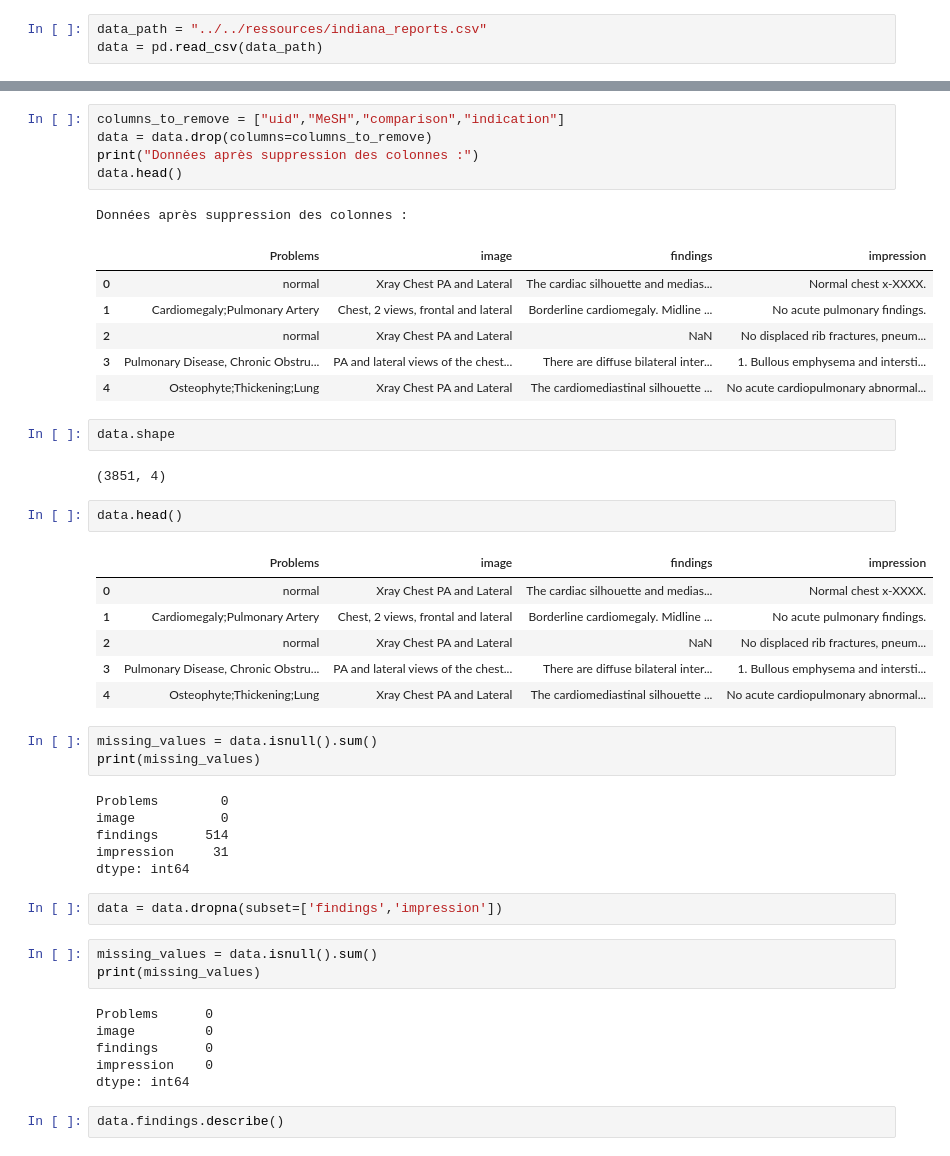
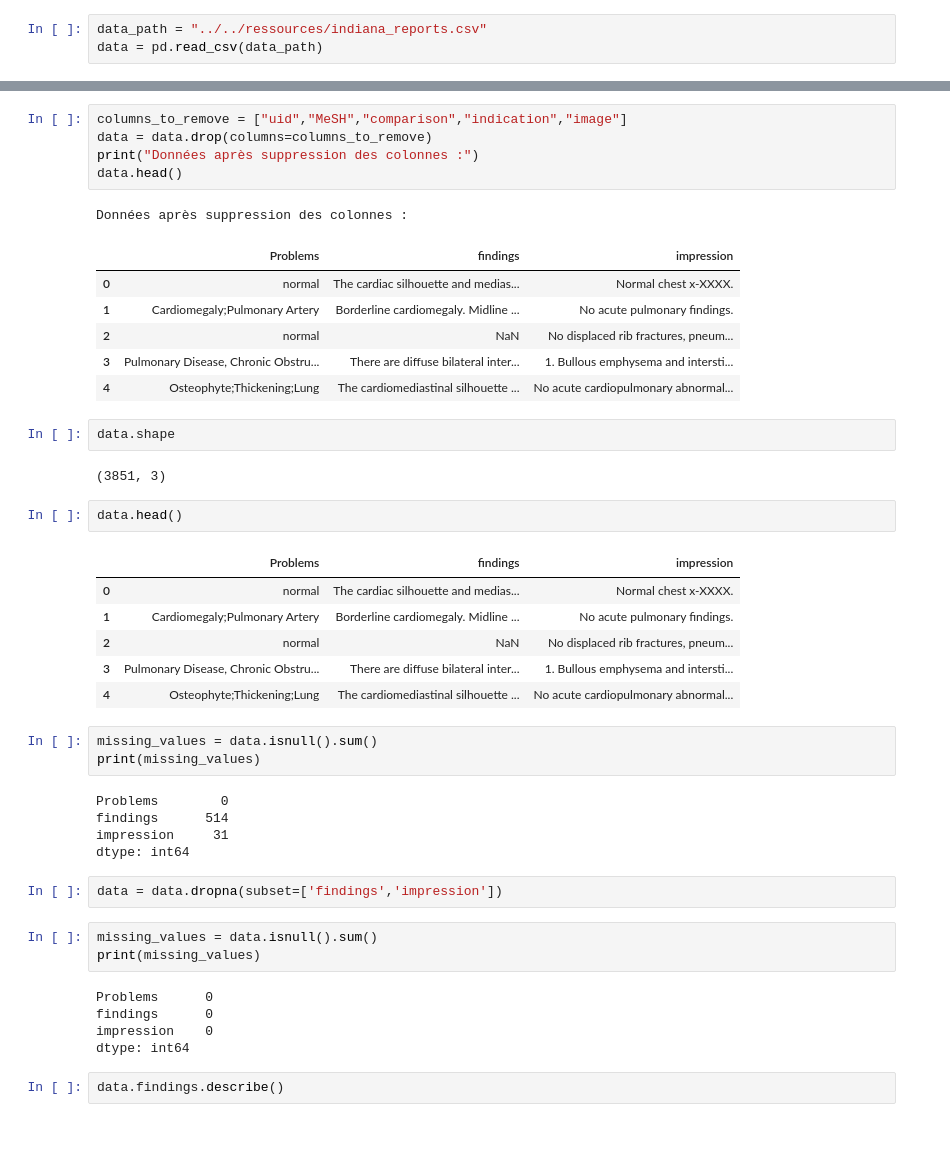
Before and after one commit to sow19/Detection-d-anomalies, a Jupyter notebook: code_source/pretraitement/data_analyse_dataset1.ipynb, the cells around one changed output, grey strips where cells are left out. Saved outputs shown, nothing was run; the diff lists cells and outputs as text.

```diff
--- a/code_source/pretraitement/data_analyse_dataset1.ipynb
+++ b/code_source/pretraitement/data_analyse_dataset1.ipynb
@@ -18,37 +18,36 @@ data.head()
 | 3 | 4 | Pulmonary Disease, Chronic Obstru... | Pulmonary Disease, Chronic Obstru... | PA and lateral views of the chest... | XXXX-year-old XXXX with XXXX. | None available | There are diffuse bilateral inter... | 1. Bullous emphysema and intersti... |
 | 4 | 5 | Osteophyte/thoracic vertebrae/mul... | Osteophyte;Thickening;Lung | Xray Chest PA and Lateral | Chest and nasal congestion. | NaN | The cardiomediastinal silhouette ... | No acute cardiopulmonary abnormal... |
 # %%
-columns_to_remove = ["uid","MeSH","comparison","indication"]
+columns_to_remove = ["uid","MeSH","comparison","indication","image"]
 data = data.drop(columns=columns_to_remove)
 print("Données après suppression des colonnes :")
 data.head()
 # %% [output]
 Données après suppression des colonnes :
-|  | Problems | image | findings | impression |
-| 0 | normal | Xray Chest PA and Lateral | The cardiac silhouette and medias... | Normal chest x-XXXX. |
-| 1 | Cardiomegaly;Pulmonary Artery | Chest, 2 views, frontal and lateral | Borderline cardiomegaly. Midline ... | No acute pulmonary findings. |
-| 2 | normal | Xray Chest PA and Lateral | NaN | No displaced rib fractures, pneum... |
-| 3 | Pulmonary Disease, Chronic Obstru... | PA and lateral views of the chest... | There are diffuse bilateral inter... | 1. Bullous emphysema and intersti... |
-| 4 | Osteophyte;Thickening;Lung | Xray Chest PA and Lateral | The cardiomediastinal silhouette ... | No acute cardiopulmonary abnormal... |
+|  | Problems | findings | impression |
+| 0 | normal | The cardiac silhouette and medias... | Normal chest x-XXXX. |
+| 1 | Cardiomegaly;Pulmonary Artery | Borderline cardiomegaly. Midline ... | No acute pulmonary findings. |
+| 2 | normal | NaN | No displaced rib fractures, pneum... |
+| 3 | Pulmonary Disease, Chronic Obstru... | There are diffuse bilateral inter... | 1. Bullous emphysema and intersti... |
+| 4 | Osteophyte;Thickening;Lung | The cardiomediastinal silhouette ... | No acute cardiopulmonary abnormal... |
 # %%
 data.shape
 # %% [output]
-(3851, 4)
+(3851, 3)
 # %%
 data.head()
 # %% [output]
-|  | Problems | image | findings | impression |
-| 0 | normal | Xray Chest PA and Lateral | The cardiac silhouette and medias... | Normal chest x-XXXX. |
-| 1 | Cardiomegaly;Pulmonary Artery | Chest, 2 views, frontal and lateral | Borderline cardiomegaly. Midline ... | No acute pulmonary findings. |
-| 2 | normal | Xray Chest PA and Lateral | NaN | No displaced rib fractures, pneum... |
-| 3 | Pulmonary Disease, Chronic Obstru... | PA and lateral views of the chest... | There are diffuse bilateral inter... | 1. Bullous emphysema and intersti... |
-| 4 | Osteophyte;Thickening;Lung | Xray Chest PA and Lateral | The cardiomediastinal silhouette ... | No acute cardiopulmonary abnormal... |
+|  | Problems | findings | impression |
+| 0 | normal | The cardiac silhouette and medias... | Normal chest x-XXXX. |
+| 1 | Cardiomegaly;Pulmonary Artery | Borderline cardiomegaly. Midline ... | No acute pulmonary findings. |
+| 2 | normal | NaN | No displaced rib fractures, pneum... |
+| 3 | Pulmonary Disease, Chronic Obstru... | There are diffuse bilateral inter... | 1. Bullous emphysema and intersti... |
+| 4 | Osteophyte;Thickening;Lung | The cardiomediastinal silhouette ... | No acute cardiopulmonary abnormal... |
 # %%
 missing_values = data.isnull().sum()
 print(missing_values)
 # %% [output]
 Problems        0
-image           0
 findings      514
 impression     31
 dtype: int64
@@ -59,7 +58,6 @@ missing_values = data.isnull().sum()
 print(missing_values)
 # %% [output]
 Problems      0
-image         0
 findings      0
 impression    0
 dtype: int64
```
Also changed, not shown: parts of 3 cells of this notebook, 6 other files.
